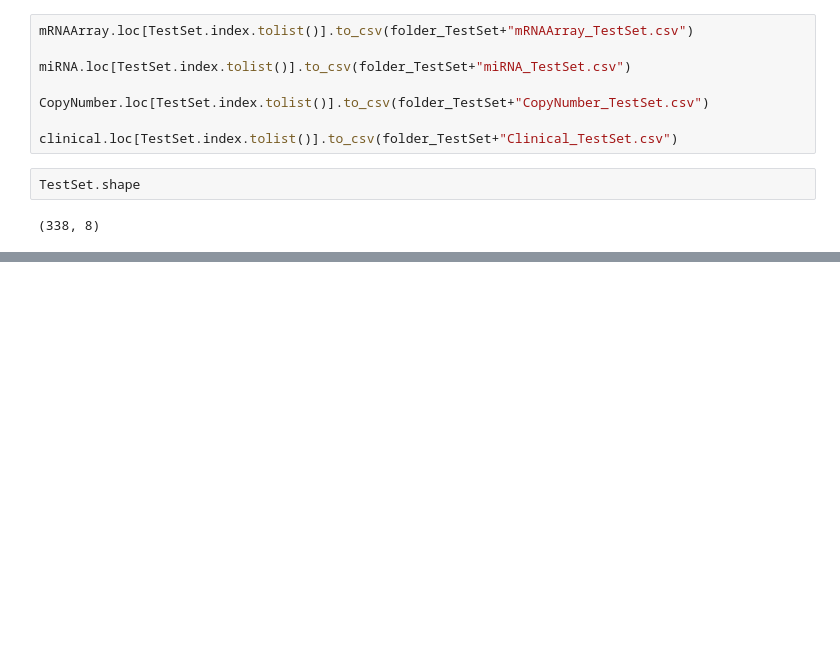
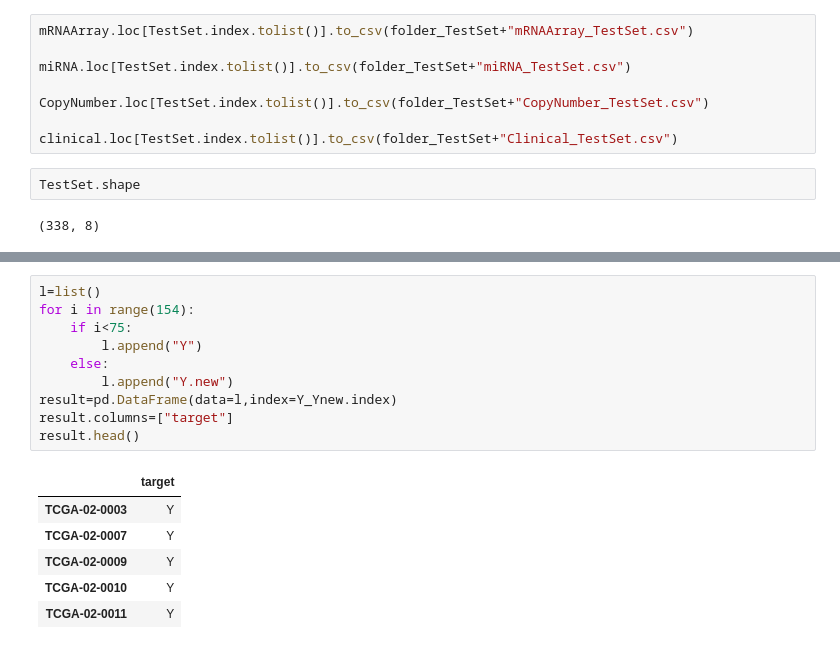
Before and after one commit to CamilaDuitama/MasterThesis, a Jupyter notebook: Data preparation.ipynb, the cells around one changed output, grey strips where cells are left out. Drawn from its saved outputs; the diff is of its cells as text; blank space fills up the shorter version.

```diff
--- a/Data preparation.ipynb
+++ b/Data preparation.ipynb
@@ -928,0 +974,17 @@ TestSet.shape
+# %%
+l=list()
+for i in range(154):
+    if i<75:
+        l.append("Y")
+    else:
+        l.append("Y.new")
+result=pd.DataFrame(data=l,index=Y_Ynew.index)
+result.columns=["target"]
+result.head()
+# %% [output]
+|  | target |
+| TCGA-02-0003 | Y |
+| TCGA-02-0007 | Y |
+| TCGA-02-0009 | Y |
+| TCGA-02-0010 | Y |
+| TCGA-02-0011 | Y |
```
Also changed, not shown: parts of 28 cells of this notebook.
